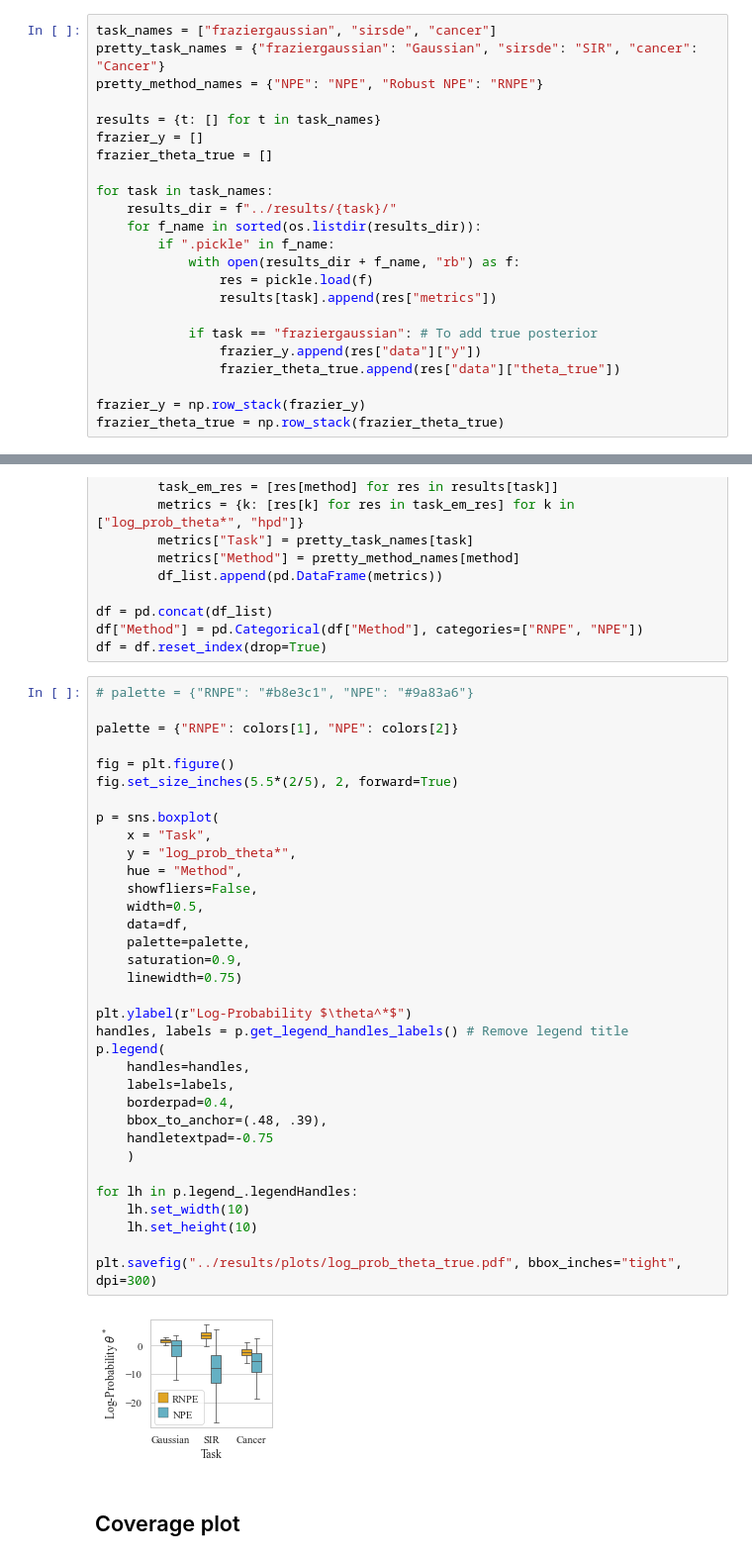
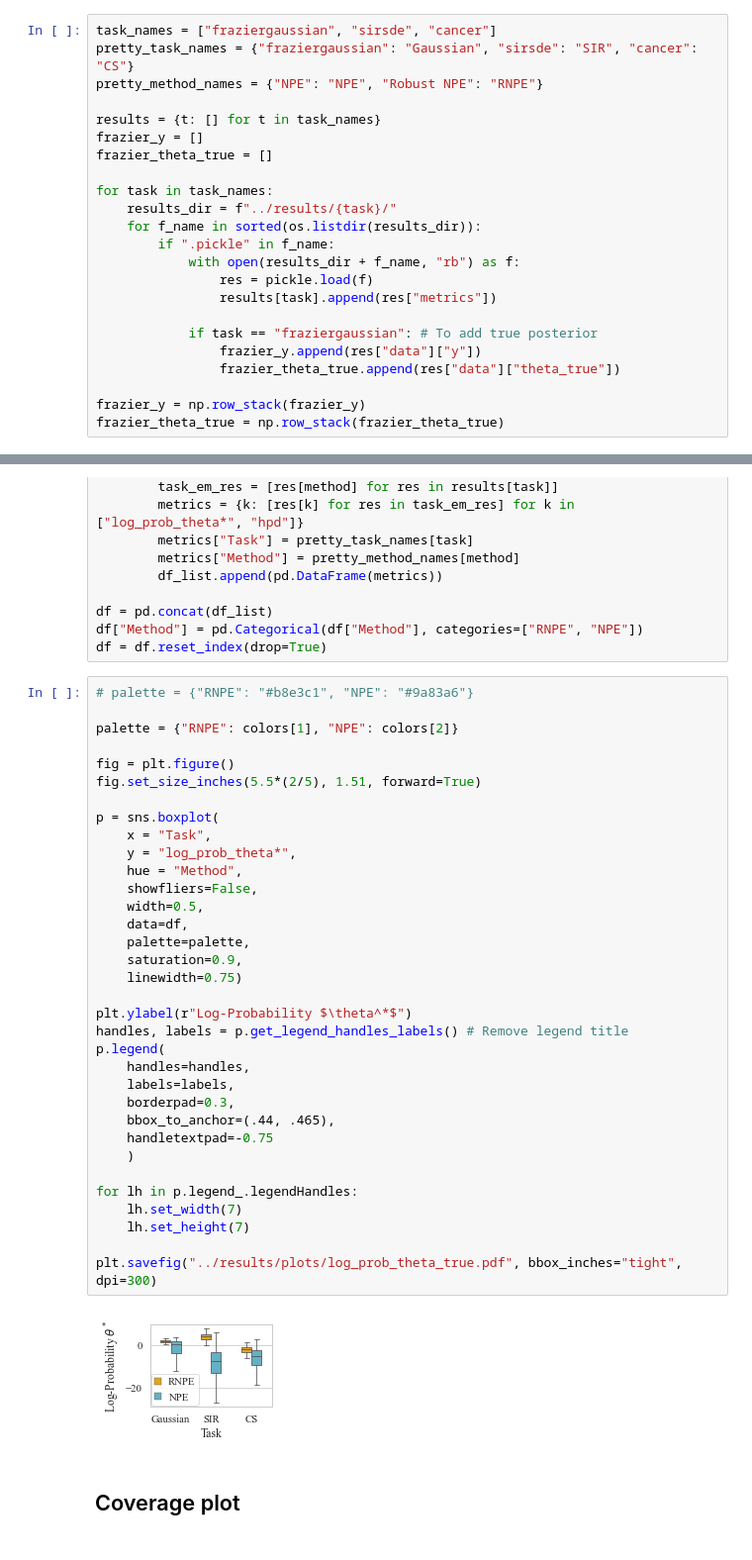
Before and after one commit to danielward27/rnpe, a Jupyter notebook: scripts/plot_overall_results.ipynb, the cells around one changed output, grey strips where cells are left out. Shown at 99% size. Saved outputs shown, nothing was run; the diff lists cells and outputs as text.

Commit message:
Update plots

```diff
--- a/scripts/plot_overall_results.ipynb
+++ b/scripts/plot_overall_results.ipynb
@@ -23,6 +26,6 @@ from plotnine import (
 # %%
 task_names = ["fraziergaussian", "sirsde", "cancer"]
-pretty_task_names = {"fraziergaussian": "Gaussian", "sirsde": "SIR", "cancer": "Cancer"}
+pretty_task_names = {"fraziergaussian": "Gaussian", "sirsde": "SIR", "cancer": "CS"}
 pretty_method_names = {"NPE": "NPE", "Robust NPE": "RNPE"}
 
 results = {t: [] for t in task_names}
@@ -60,39 +63,39 @@ df = df.reset_index(drop=True)
 # %%
 # palette = {"RNPE": "#b8e3c1", "NPE": "#9a83a6"}
 
 palette = {"RNPE": colors[1], "NPE": colors[2]}
 
 fig = plt.figure()
-fig.set_size_inches(5.5*(2/5), 2, forward=True)
+fig.set_size_inches(5.5*(2/5), 1.51, forward=True)
 
 p = sns.boxplot(
     x = "Task",
     y = "log_prob_theta*",
     hue = "Method",
     showfliers=False,
     width=0.5,
     data=df,
     palette=palette,
     saturation=0.9,
     linewidth=0.75)
 
 plt.ylabel(r"Log-Probability $\theta^*$")
 handles, labels = p.get_legend_handles_labels() # Remove legend title
 p.legend(
     handles=handles,
     labels=labels,
-    borderpad=0.4,
-    bbox_to_anchor=(.48, .39),
+    borderpad=0.3,
+    bbox_to_anchor=(.44, .465),
     handletextpad=-0.75
     )
 
 for lh in p.legend_.legendHandles:
-    lh.set_width(10)
-    lh.set_height(10)
+    lh.set_width(7)
+    lh.set_height(7)
 
 plt.savefig("../results/plots/log_prob_theta_true.pdf", bbox_inches="tight", dpi=300)
 # %% [output]
-[figure, old version]
+[figure, new version]
 # %% [markdown]
 ## Coverage plot
 # %%
```
Also changed, not shown: parts of 2 cells of this notebook, 11 other files.
